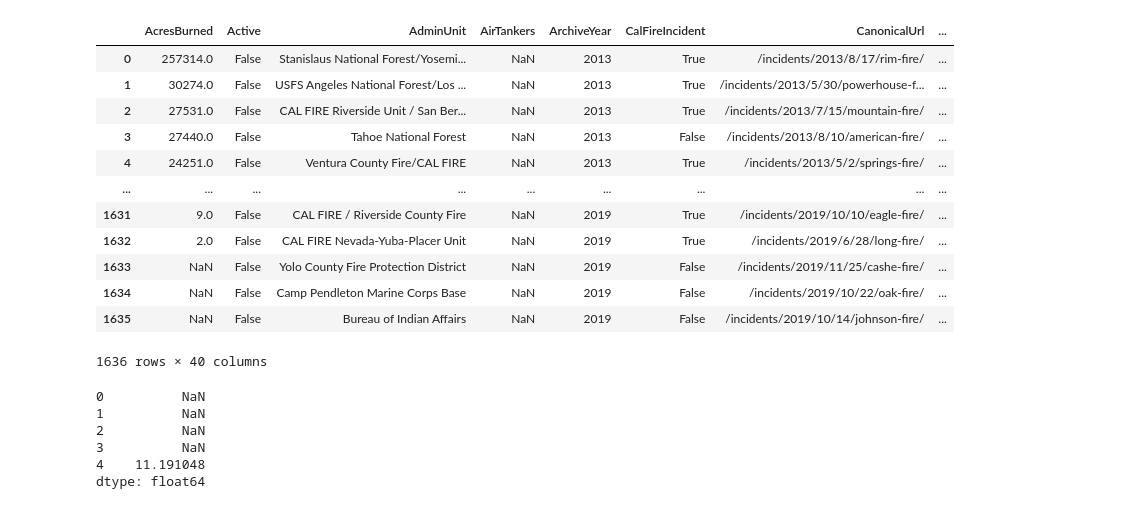
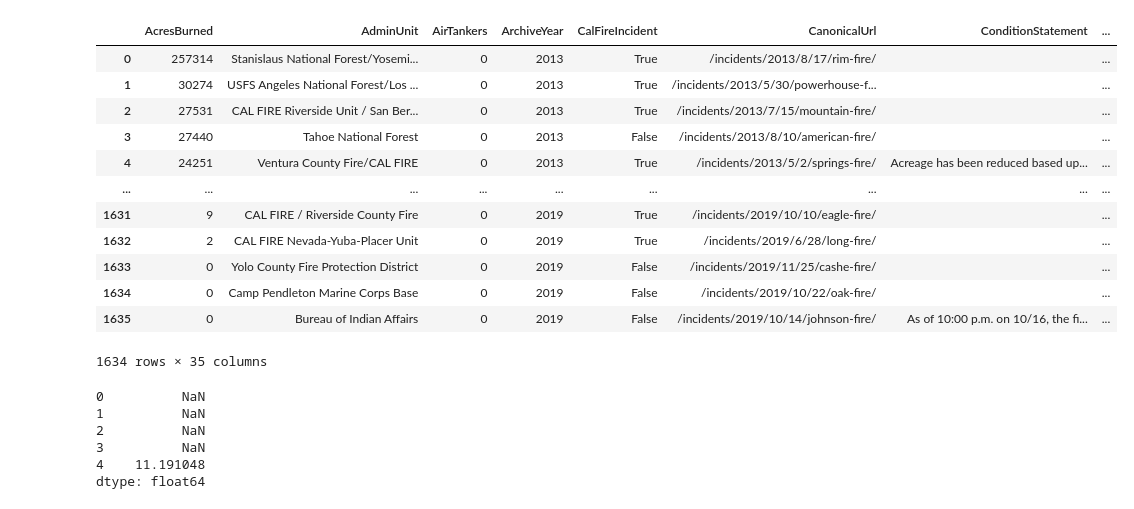
Before and after one commit to estortega/project_1, a Jupyter notebook: Nia_File.ipynb, the cells around one changed output. Saved outputs shown, nothing was run; the diff lists cells and outputs as text; code cells hidden in the pictures.

```diff
--- a/Nia_File.ipynb
+++ b/Nia_File.ipynb
@@ -1,32 +1,50 @@
-# %%
-import os
-import csv
-import pandas as pd
-import matplotlib.pyplot as plt
-
-csvpath = os.path.join("../project_1/California_Fire_Incidents.csv")
-fires_df = pd.read_csv(csvpath)
-
-# Set display options to show all columns
-
-pd.set_option('display.max_columns',None)
-
-
-fires_df
-# %% [output]
-|  | AcresBurned | Active | AdminUnit | AirTankers | ArchiveYear | CalFireIncident | CanonicalUrl | ... |
-| 0 | 257314.0 | False | Stanislaus National Forest/Yosemi... | NaN | 2013 | True | /incidents/2013/8/17/rim-fire/ | ... |
-| 1 | 30274.0 | False | USFS Angeles National Forest/Los ... | NaN | 2013 | True | /incidents/2013/5/30/powerhouse-f... | ... |
-| 2 | 27531.0 | False | CAL FIRE Riverside Unit / San Ber... | NaN | 2013 | True | /incidents/2013/7/15/mountain-fire/ | ... |
-| 3 | 27440.0 | False | Tahoe National Forest | NaN | 2013 | False | /incidents/2013/8/10/american-fire/ | ... |
-| 4 | 24251.0 | False | Ventura County Fire/CAL FIRE | NaN | 2013 | True | /incidents/2013/5/2/springs-fire/ | ... |
-| ... | ... | ... | ... | ... | ... | ... | ... | ... |
-| 1631 | 9.0 | False | CAL FIRE / Riverside County Fire | NaN | 2019 | True | /incidents/2019/10/10/eagle-fire/ | ... |
-| 1632 | 2.0 | False | CAL FIRE Nevada-Yuba-Placer Unit | NaN | 2019 | True | /incidents/2019/6/28/long-fire/ | ... |
-| 1633 | NaN | False | Yolo County Fire Protection District | NaN | 2019 | False | /incidents/2019/11/25/cashe-fire/ | ... |
-| 1634 | NaN | False | Camp Pendleton Marine Corps Base | NaN | 2019 | False | /incidents/2019/10/22/oak-fire/ | ... |
-| 1635 | NaN | False | Bureau of Indian Affairs | NaN | 2019 | False | /incidents/2019/10/14/johnson-fire/ | ... |
-1636 rows × 40 columns
+# %%
+import os
+import csv
+import pandas as pd
+import matplotlib.pyplot as plt
+csvpath = os.path.join("California_Fire_Incidents.csv")
+calfire = pd.read_csv(csvpath)
+# Set display options to show all columns
+pd.set_option('display.max_columns', None)
+columns_to_drop = ['Active', 'Featured', 'Final', 'PercentContained', 'Public', 'SearchKeywords', 'Status']
+calfire.drop(columns_to_drop, axis='columns', inplace=True)
+# Convert datetime columns with UTC timezone parsing
+calfire['Started'] = pd.to_datetime(calfire['Started'], format='ISO8601')
+calfire['Updated'] = pd.to_datetime(calfire['Updated'], format='ISO8601')
+calfire['Extinguished'] = pd.to_datetime(calfire['Extinguished'], format='ISO8601')
+calfire['YearStarted'] = calfire['Started'].dt.year
+calfire['MonthStarted'] = calfire['Started'].dt.month
+calfire = calfire[calfire.YearStarted != 1969]
+# Fill NA values
+calfire.fillna({'AcresBurned': 0, 'AirTankers': 0, 'ConditionStatement':'', 'ControlStatement':'',
+                'CrewsInvolved': 0, 'Dozers': 0, 'Engines': 0, 'Extinguished': 0, 'Fatalities': 0,
+               'FuelType':'', 'Helicopters': 0, 'Injuries': 0, 'PersonnelInvolved': 0,
+               'SearchDescription':'', 'StructuresDamaged': 0, 'StructuresDestroyed': 0,
+               'StructuresEvacuated': 0, 'StructuresThreatened': 0, 'WaterTenders': 0}, inplace=True)
+# Convert to appropriate integer types
+int_columns = ['AcresBurned', 'AirTankers', 'CrewsInvolved', 'Dozers', 'Engines',
+               'Fatalities', 'Injuries', 'Helicopters', 'PersonnelInvolved',
+               'StructuresDamaged', 'StructuresDestroyed', 'StructuresEvacuated',
+               'StructuresThreatened', 'WaterTenders']
+for col in int_columns:
+    calfire[col] = calfire[col].astype('int64')
+# Return the DataFrame
+calfire
+# %% [output]
+|  | AcresBurned | AdminUnit | AirTankers | ArchiveYear | CalFireIncident | CanonicalUrl | ConditionStatement | ... |
+| 0 | 257314 | Stanislaus National Forest/Yosemi... | 0 | 2013 | True | /incidents/2013/8/17/rim-fire/ |  | ... |
+| 1 | 30274 | USFS Angeles National Forest/Los ... | 0 | 2013 | True | /incidents/2013/5/30/powerhouse-f... |  | ... |
+| 2 | 27531 | CAL FIRE Riverside Unit / San Ber... | 0 | 2013 | True | /incidents/2013/7/15/mountain-fire/ |  | ... |
+| 3 | 27440 | Tahoe National Forest | 0 | 2013 | False | /incidents/2013/8/10/american-fire/ |  | ... |
+| 4 | 24251 | Ventura County Fire/CAL FIRE | 0 | 2013 | True | /incidents/2013/5/2/springs-fire/ | Acreage has been reduced based up... | ... |
+| ... | ... | ... | ... | ... | ... | ... | ... | ... |
+| 1631 | 9 | CAL FIRE / Riverside County Fire | 0 | 2019 | True | /incidents/2019/10/10/eagle-fire/ |  | ... |
+| 1632 | 2 | CAL FIRE Nevada-Yuba-Placer Unit | 0 | 2019 | True | /incidents/2019/6/28/long-fire/ |  | ... |
+| 1633 | 0 | Yolo County Fire Protection District | 0 | 2019 | False | /incidents/2019/11/25/cashe-fire/ |  | ... |
+| 1634 | 0 | Camp Pendleton Marine Corps Base | 0 | 2019 | False | /incidents/2019/10/22/oak-fire/ |  | ... |
+| 1635 | 0 | Bureau of Indian Affairs | 0 | 2019 | False | /incidents/2019/10/14/johnson-fire/ | As of 10:00 p.m. on 10/16, the fi... | ... |
+1634 rows × 35 columns
 # %%
 # 1 Calculate the average burned area per firefighter : AcresBurned	/ PersonnelInvolved
 
```
Also changed, not shown: 1 other file.
